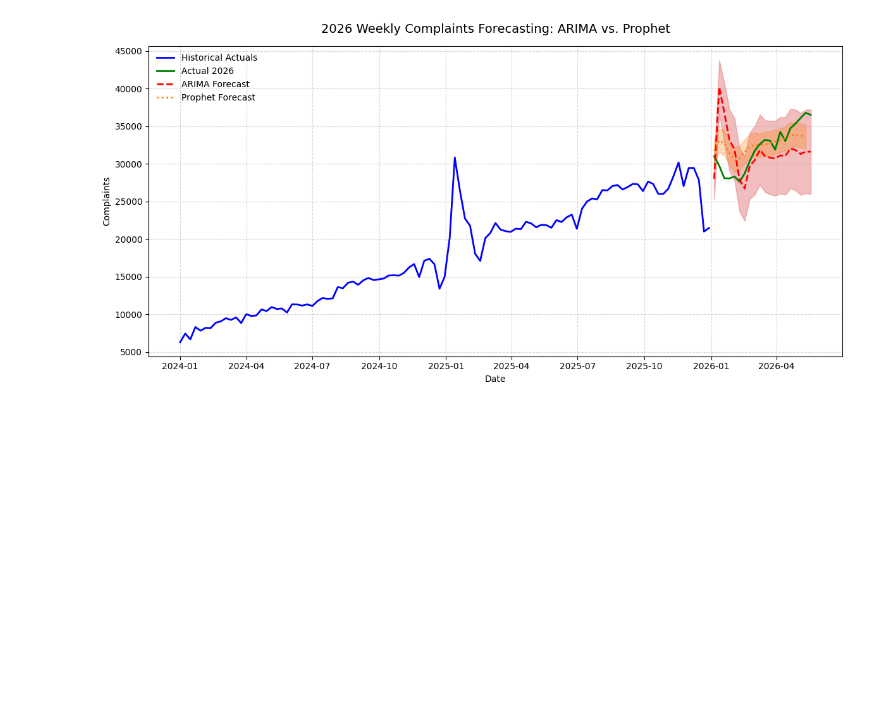
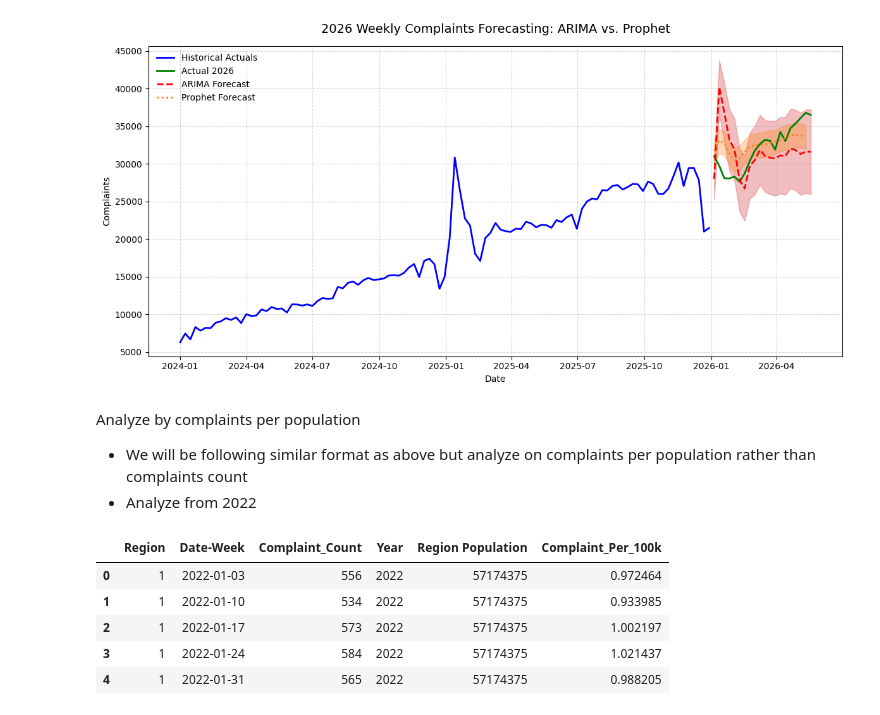
Before and after one commit to Papazian/MADS_Capstone, a Jupyter notebook: Geospatial_and_Time_Series_Analysis/visuals_forecast.ipynb, the cells around one changed output. Cells and saved outputs as stored; diff of their text form; code cells hidden in the pictures; blank space fills up the shorter version.

```diff
--- a/Geospatial_and_Time_Series_Analysis/visuals_forecast.ipynb
+++ b/Geospatial_and_Time_Series_Analysis/visuals_forecast.ipynb
@@ -714,3 +717,7 @@ plt.tight_layout()
 plt.show()
 # %% [output]
 [figure]
+# %% [markdown]
+Analyze by complaints per population
+- We will be following similar format as above but analyze on complaints per population rather than complaints count
+- Analyze from 2022
@@ -716,0 +743,12 @@ plt.show()
+# %%
+complaint_per['Year'] = complaint_per['Date-Week'].dt.year
+complaint_per = complaint_per.merge(region_pop_year, on = ['Year', 'Region'])
+complaint_per['Complaint_Per_100k'] = complaint_per['Complaint_Count'] / complaint_per['Region Population'] * 100000
+complaint_per.head()
+# %% [output]
+|  | Region | Date-Week | Complaint_Count | Year | Region Population | Complaint_Per_100k |
+| 0 | 1 | 2022-01-03 | 556 | 2022 | 57174375 | 0.972464 |
+| 1 | 1 | 2022-01-10 | 534 | 2022 | 57174375 | 0.933985 |
+| 2 | 1 | 2022-01-17 | 573 | 2022 | 57174375 | 1.002197 |
+| 3 | 1 | 2022-01-24 | 584 | 2022 | 57174375 | 1.021437 |
+| 4 | 1 | 2022-01-31 | 565 | 2022 | 57174375 | 0.988205 |
```
Also changed, not shown: parts of 25 cells of this notebook.
